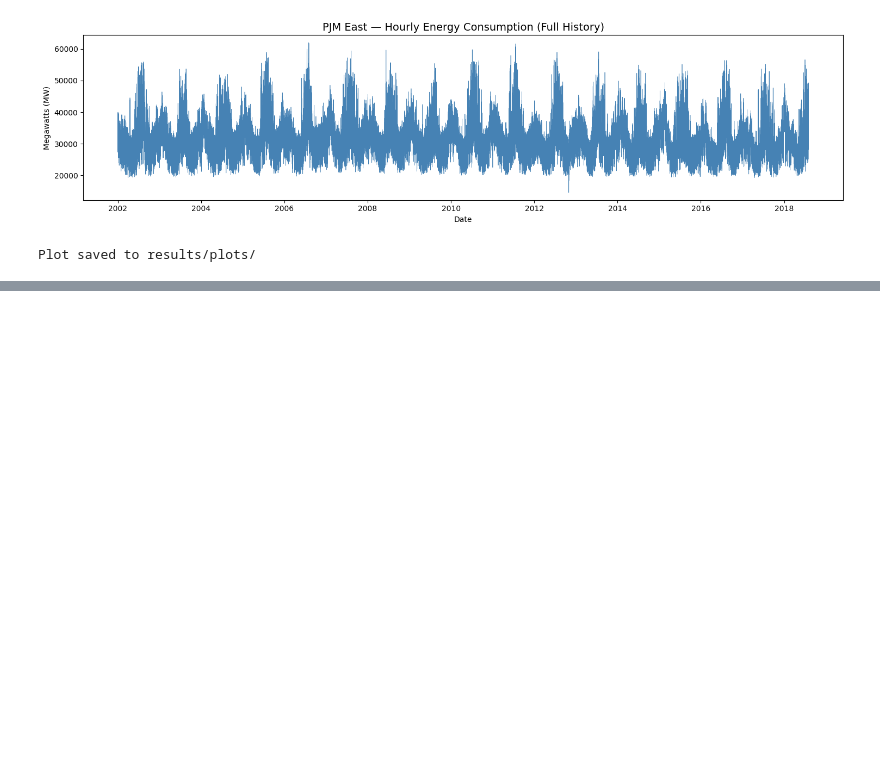
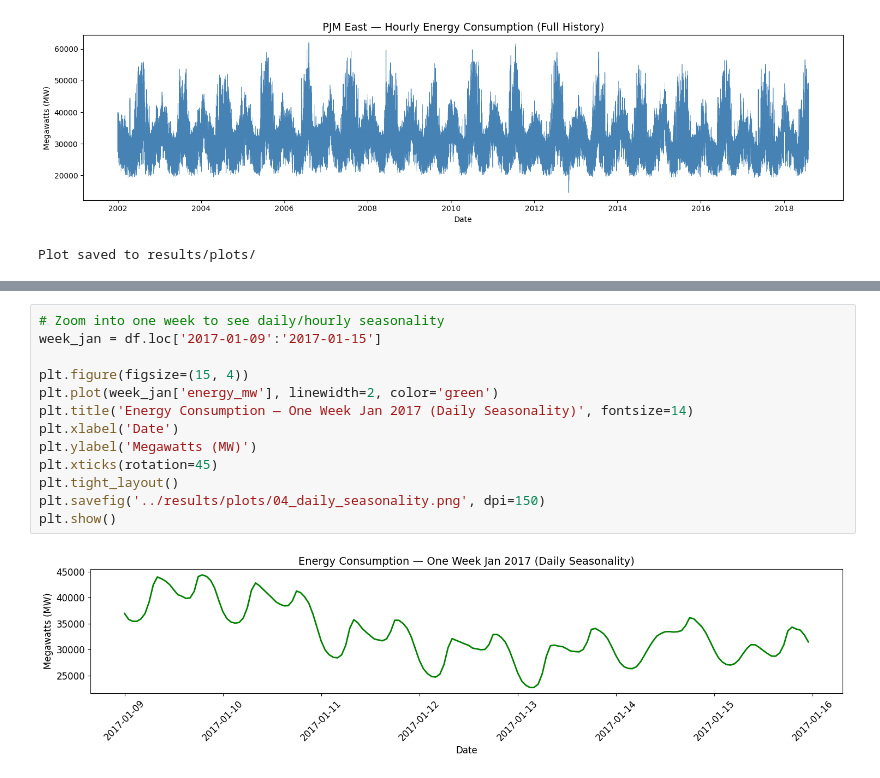
Before and after one commit to JaknaP-ai/energy-demand-forecasting, a Jupyter notebook: notebooks/01_eda.ipynb, the cells around one changed output, grey strips where cells are left out. Drawn from its saved outputs; the diff is of its cells as text; blank space fills up the shorter version.

```diff
--- a/notebooks/01_eda.ipynb
+++ b/notebooks/01_eda.ipynb
@@ -92,0 +163,15 @@ Plot saved to results/plots/
+# %%
+# Zoom into one week to see daily/hourly seasonality
+week_jan = df.loc['2017-01-09':'2017-01-15']
+
+plt.figure(figsize=(15, 4))
+plt.plot(week_jan['energy_mw'], linewidth=2, color='green')
+plt.title('Energy Consumption — One Week Jan 2017 (Daily Seasonality)', fontsize=14)
+plt.xlabel('Date')
+plt.ylabel('Megawatts (MW)')
+plt.xticks(rotation=45)
+plt.tight_layout()
+plt.savefig('../results/plots/04_daily_seasonality.png', dpi=150)
+plt.show()
+# %% [output]
+[figure, added]
```
Also changed, not shown: parts of 8 cells of this notebook, 6 other files.
